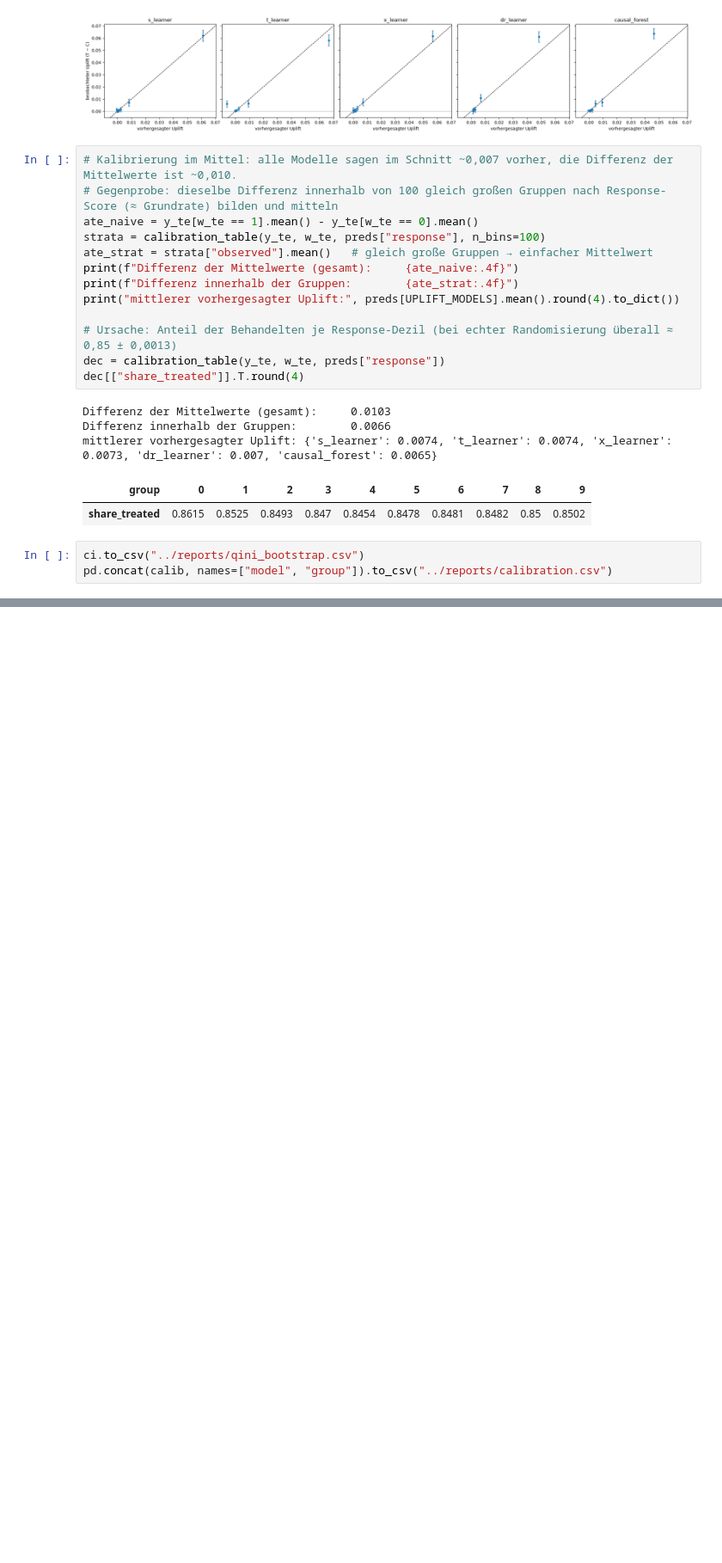
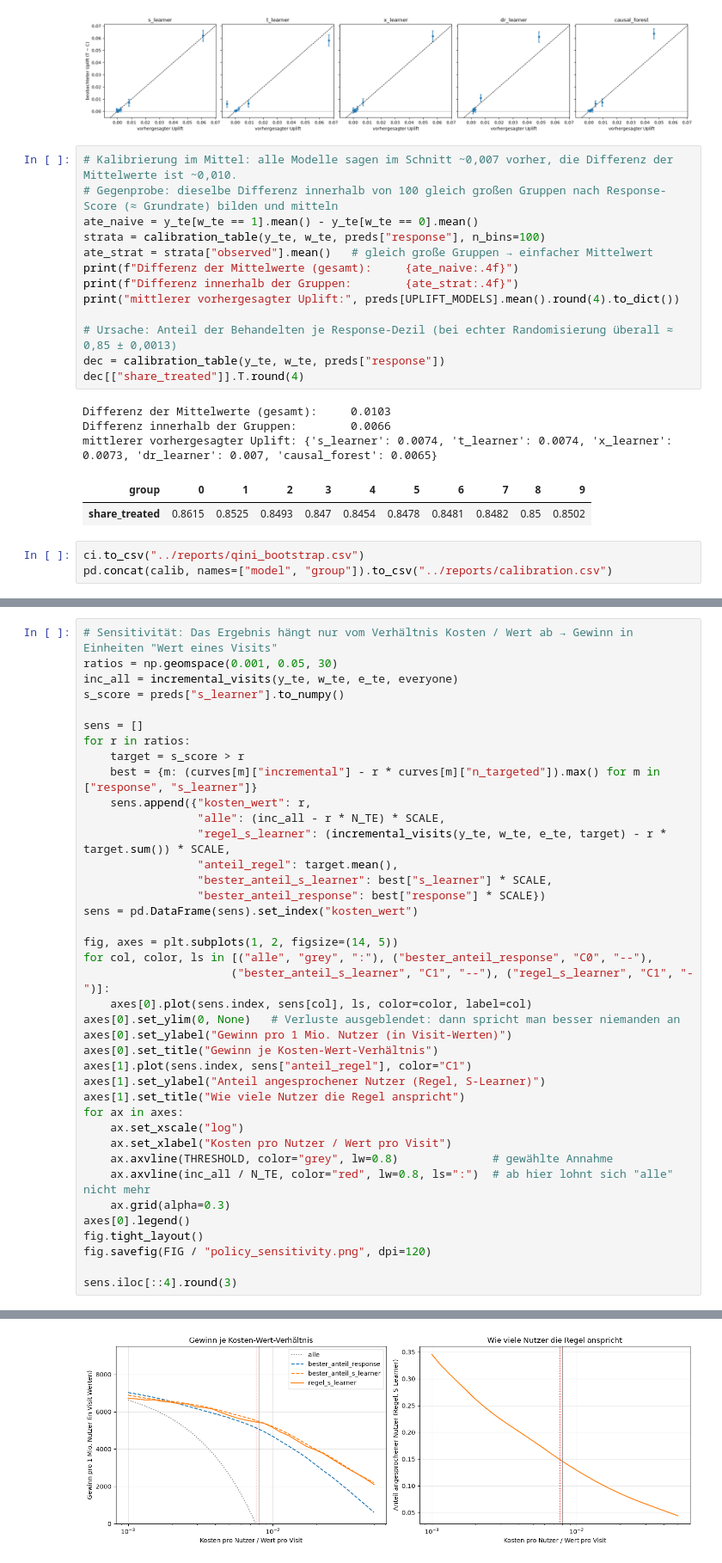
Before and after one commit to ZhengNetLab/uplift-modeling, a Jupyter notebook: notebooks/04_evaluation_policy.ipynb, the cells around one changed output, grey strips where cells are left out. Shown at 86% size. Drawn from its saved outputs; the diff is of its cells as text; blank space fills up the shorter version.

```diff
--- a/notebooks/04_evaluation_policy.ipynb
+++ b/notebooks/04_evaluation_policy.ipynb
@@ -171,0 +283,40 @@ pd.concat(calib, names=["model", "group"]).to_csv("../reports/calibration.csv")
+# %%
+# Sensitivität: Das Ergebnis hängt nur vom Verhältnis Kosten / Wert ab → Gewinn in Einheiten "Wert eines Visits"
+ratios = np.geomspace(0.001, 0.05, 30)
+inc_all = incremental_visits(y_te, w_te, e_te, everyone)
+s_score = preds["s_learner"].to_numpy()
+
+sens = []
+for r in ratios:
+    target = s_score > r
+    best = {m: (curves[m]["incremental"] - r * curves[m]["n_targeted"]).max() for m in ["response", "s_learner"]}
+    sens.append({"kosten_wert": r,
+                 "alle": (inc_all - r * N_TE) * SCALE,
+                 "regel_s_learner": (incremental_visits(y_te, w_te, e_te, target) - r * target.sum()) * SCALE,
+                 "anteil_regel": target.mean(),
+                 "bester_anteil_s_learner": best["s_learner"] * SCALE,
+                 "bester_anteil_response": best["response"] * SCALE})
+sens = pd.DataFrame(sens).set_index("kosten_wert")
+
+fig, axes = plt.subplots(1, 2, figsize=(14, 5))
+for col, color, ls in [("alle", "grey", ":"), ("bester_anteil_response", "C0", "--"),
+                      ("bester_anteil_s_learner", "C1", "--"), ("regel_s_learner", "C1", "-")]:
+    axes[0].plot(sens.index, sens[col], ls, color=color, label=col)
+axes[0].set_ylim(0, None)   # Verluste ausgeblendet: dann spricht man besser niemanden an
+axes[0].set_ylabel("Gewinn pro 1 Mio. Nutzer (in Visit-Werten)")
+axes[0].set_title("Gewinn je Kosten-Wert-Verhältnis")
+axes[1].plot(sens.index, sens["anteil_regel"], color="C1")
+axes[1].set_ylabel("Anteil angesprochener Nutzer (Regel, S-Learner)")
+axes[1].set_title("Wie viele Nutzer die Regel anspricht")
+for ax in axes:
+    ax.set_xscale("log")
+    ax.set_xlabel("Kosten pro Nutzer / Wert pro Visit")
+    ax.axvline(THRESHOLD, color="grey", lw=0.8)              # gewählte Annahme
+    ax.axvline(inc_all / N_TE, color="red", lw=0.8, ls=":")  # ab hier lohnt sich "alle" nicht mehr
+    ax.grid(alpha=0.3)
+axes[0].legend()
+fig.tight_layout()
+fig.savefig(FIG / "policy_sensitivity.png", dpi=120)
+
+sens.iloc[::4].round(3)
+# %% [output]
@@ -171,0 +333 @@ pd.concat(calib, names=["model", "group"]).to_csv("../reports/calibration.csv")
+[figure, added]
```
Also changed, not shown: parts of 7 cells of this notebook, 16 other files.
